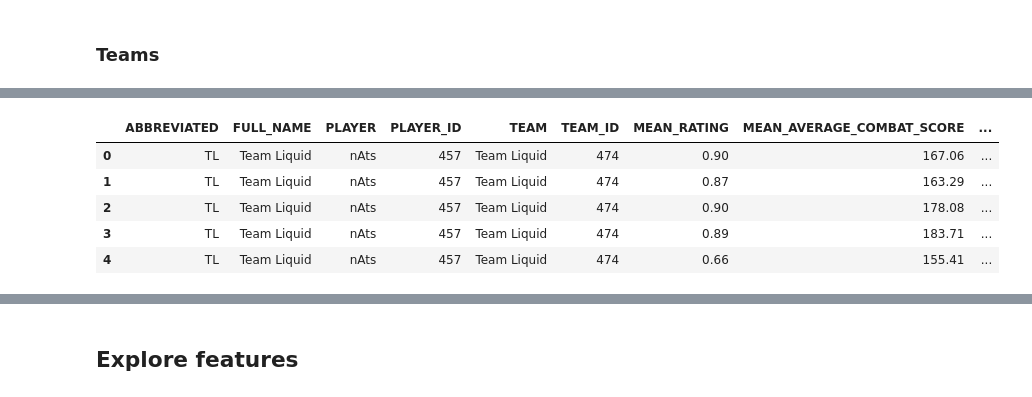
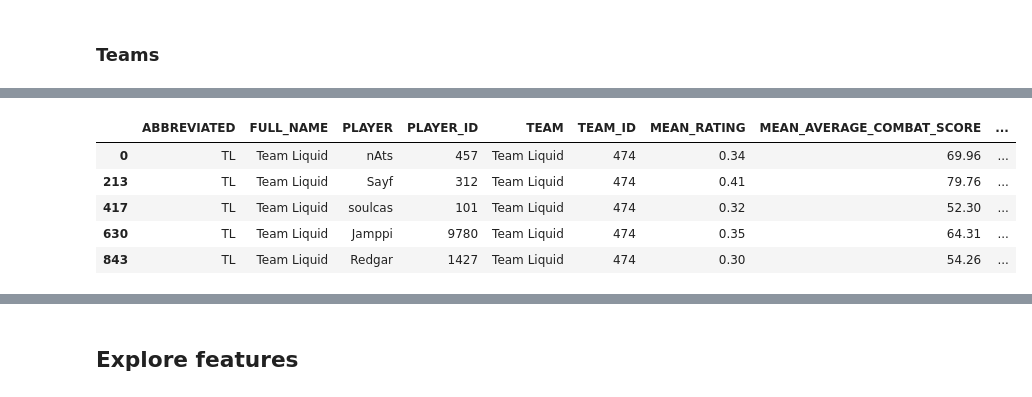
Before and after one commit to Medoci/esports-valorant, a Jupyter notebook: notebooks/eda.ipynb, the cells around one changed output, grey strips where cells are left out. Drawn from its saved outputs; the diff is of its cells as text; code cells hidden in the pictures.

```diff
--- a/notebooks/eda.ipynb
+++ b/notebooks/eda.ipynb
@@ -58,7 +58,7 @@ dfs = []
 for csv in files:
     df = pd.read_csv(csv)
     # Replace spaces with underscores and convert to uppercase
-    df.columns = [col.replace(' ', '_').replace(',', '').replace('-', '').upper() for col in df.columns]
+    df.columns = [col.replace(' ', '_').replace(',', '').replace('-', 'AND').upper() for col in df.columns]
     percent_cols = [col for col in df.columns if '%' in col]
     df[percent_cols] = df[percent_cols].apply(lambda x: x.str.rstrip('%').astype(float) / 100)
 
@@ -162,35 +120,35 @@ overview.head()
 # %%
 # Combine to get master team and player table
 df_teams = pd.merge(team_mapping,
                     pd.merge(player_ids,
                              pd.merge(team_ids,
                                       overview,
                                       how='inner',
                                       on='TEAM'),
                              how='inner',
                              on='PLAYER'),
                     how='inner',
                     left_on='FULL_NAME',
                     right_on='TEAM')
 
 df_teams = df_teams.drop(columns=['TOURNAMENT', 'STAGE', 'MAP', 'MATCH_TYPE', 'MATCH_NAME', 'AGENTS', 'SIDE'])
 
 # Convert ids to strings
 df_teams[['PLAYER_ID', 'TEAM_ID']] = df_teams[['PLAYER_ID', 'TEAM_ID']].astype(str)
 
-# Take player stats for the year 2023 and aggregate by mean
+# Take player stats for the year 2023 and aggregate by mean f:.2
 int_cols = df_teams.select_dtypes(include=['float', 'int'])
-stat_mean_values = df_teams.groupby('PLAYER_ID')[int_cols.columns].mean().round(2).reset_index()
-stat_mean_values = stat_mean_values.drop(columns='PLAYER_ID')
-stat_mean_values = stat_mean_values.add_prefix('MEAN_')
+stat_mean_values = df_teams.groupby('PLAYER_ID')[int_cols.columns].std().round(2)
+stat_mean_values = stat_mean_values.add_prefix('MEAN_').reset_index()
 df_teams = df_teams.drop(columns=int_cols)
 
-df_teams = pd.concat([df_teams, stat_mean_values], axis=1).drop_duplicates()
+# Merge the two dataframes to give our team and player table
+df_teams = pd.merge(df_teams, stat_mean_values, how='inner', on='PLAYER_ID').drop_duplicates()
 df_teams.head()
 # %% [output]
 |  | ABBREVIATED | FULL_NAME | PLAYER | PLAYER_ID | TEAM | TEAM_ID | MEAN_RATING | MEAN_AVERAGE_COMBAT_SCORE | ... |
-| 0 | TL | Team Liquid | nAts | 457 | Team Liquid | 474 | 0.90 | 167.06 | ... |
-| 1 | TL | Team Liquid | nAts | 457 | Team Liquid | 474 | 0.87 | 163.29 | ... |
-| 2 | TL | Team Liquid | nAts | 457 | Team Liquid | 474 | 0.90 | 178.08 | ... |
-| 3 | TL | Team Liquid | nAts | 457 | Team Liquid | 474 | 0.89 | 183.71 | ... |
-| 4 | TL | Team Liquid | nAts | 457 | Team Liquid | 474 | 0.66 | 155.41 | ... |
+| 0 | TL | Team Liquid | nAts | 457 | Team Liquid | 474 | 0.34 | 69.96 | ... |
+| 213 | TL | Team Liquid | Sayf | 312 | Team Liquid | 474 | 0.41 | 79.76 | ... |
+| 417 | TL | Team Liquid | soulcas | 101 | Team Liquid | 474 | 0.32 | 52.30 | ... |
+| 630 | TL | Team Liquid | Jamppi | 9780 | Team Liquid | 474 | 0.35 | 64.31 | ... |
+| 843 | TL | Team Liquid | Redgar | 1427 | Team Liquid | 474 | 0.30 | 54.26 | ... |
```
Also changed, not shown: parts of 9 cells of this notebook.
